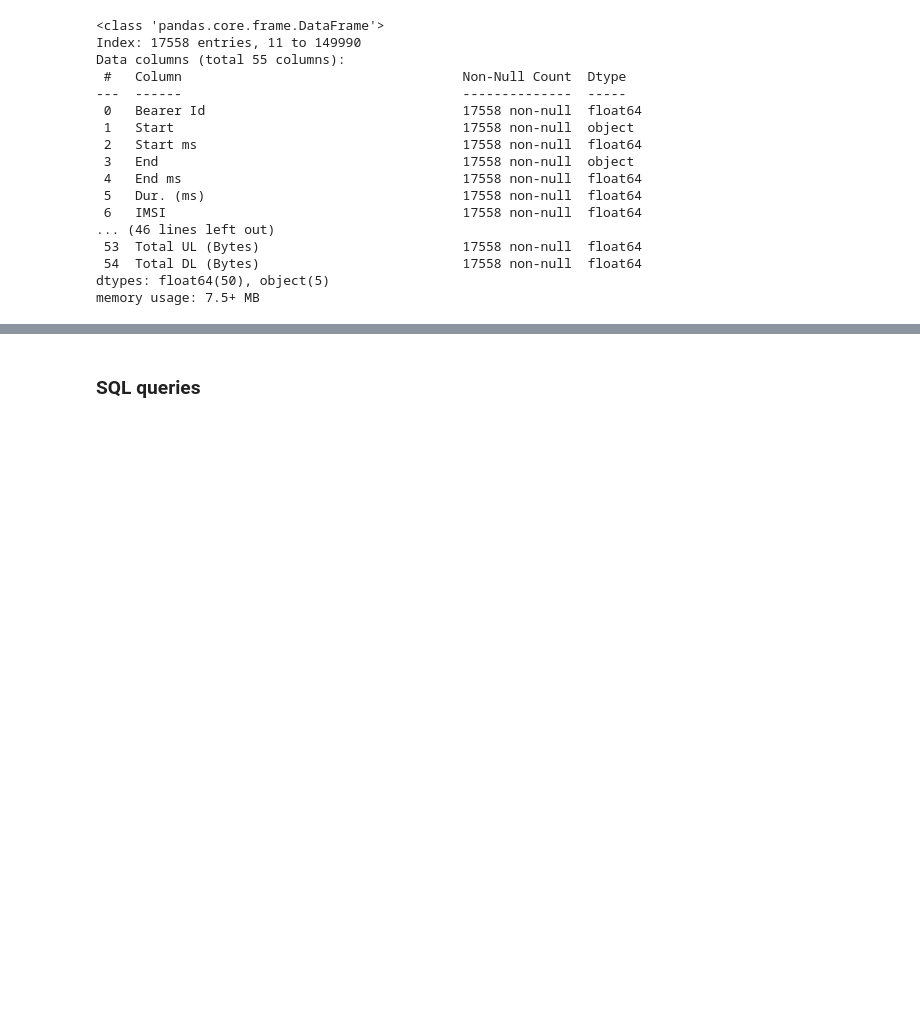
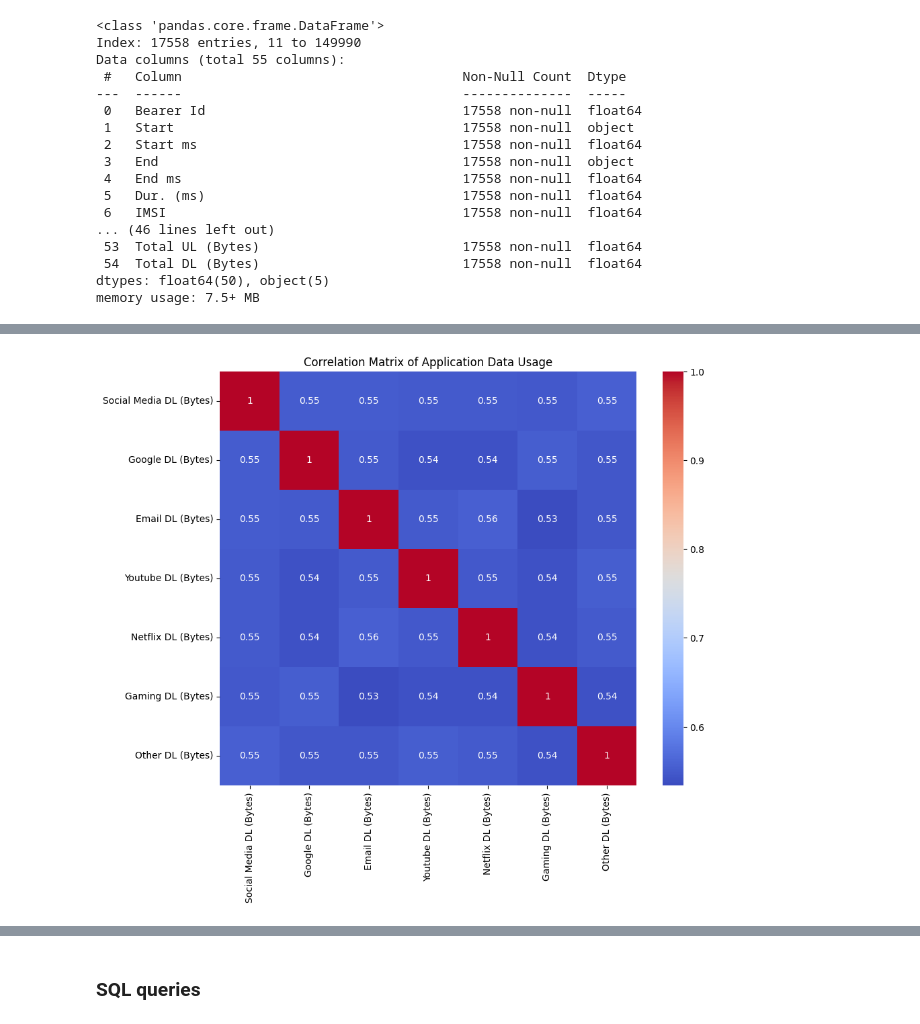
Before and after one commit to SosiSis/Telcom, a Jupyter notebook: notebooks/postgres_load.ipynb, the cells around one changed output, grey strips where cells are left out. Saved outputs shown, nothing was run; the diff lists cells and outputs as text; code cells hidden in the pictures; blank space fills up the shorter version.

```diff
--- a/notebooks/postgres_load.ipynb
+++ b/notebooks/postgres_load.ipynb
@@ -97,0 +156,13 @@ memory usage: 7.5+ MB
+# %%
+# Step 4: Correlation Analysis
+app_columns = ['Social Media DL (Bytes)', 'Google DL (Bytes)', 'Email DL (Bytes)',
+               'Youtube DL (Bytes)', 'Netflix DL (Bytes)', 'Gaming DL (Bytes)', 'Other DL (Bytes)']
+correlation_matrix = user_aggregates[app_columns].corr()
+# %%
+# Heatmap of correlation
+plt.figure(figsize=(10, 8))
+sns.heatmap(correlation_matrix, annot=True, cmap="coolwarm")
+plt.title('Correlation Matrix of Application Data Usage')
+plt.show()
+# %% [output]
+[figure, added]
```
Also changed, not shown: parts of 6 cells of this notebook.
